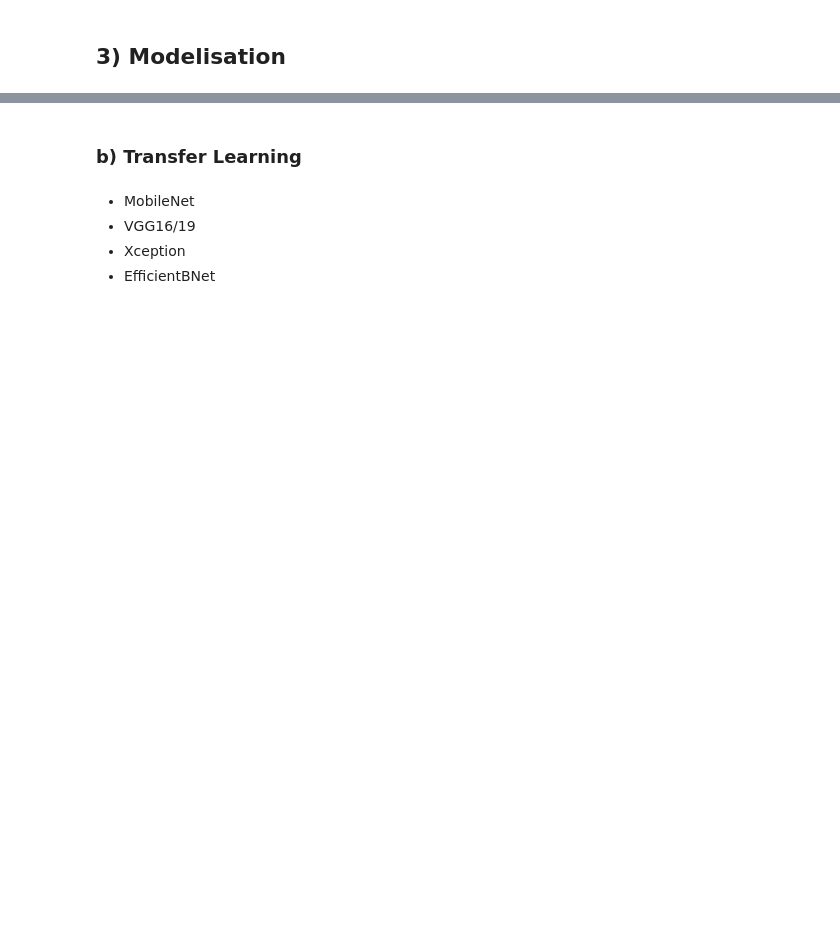
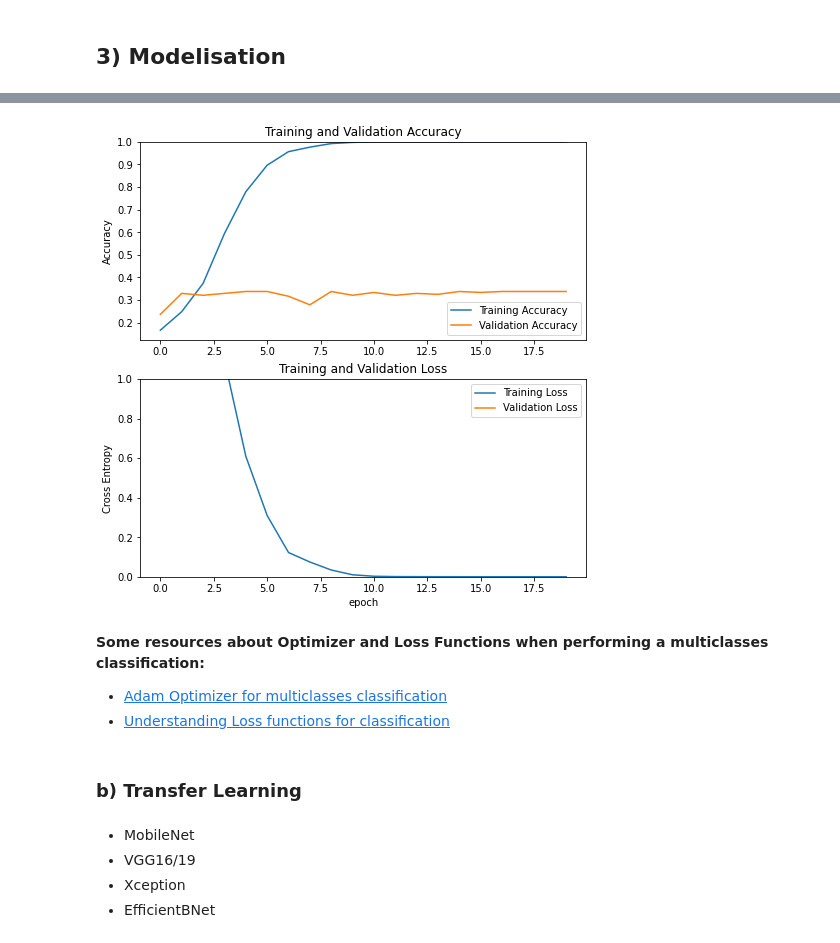
Before and after one commit to cecilegltslmcs/cats-classification, a Jupyter notebook: notebook.ipynb, the cells around one changed output, grey strips where cells are left out. Cells and saved outputs as stored; diff of their text form; code cells hidden in the pictures; blank space fills up the shorter version.

```diff
--- a/notebook.ipynb
+++ b/notebook.ipynb
@@ -49,0 +75,9 @@ df = pd.read_csv(path_csvfile)
+# %%
+# Creating a validation set
+val_set = image_dataset_from_directory(
+    path,
+    validation_split=0.2,
+    subset="validation",
+    seed=42,
+    image_size=(img_height, img_width),
+    batch_size=batch_size)
@@ -51,0 +108,37 @@ df = pd.read_csv(path_csvfile)
+# %%
+t0 = time()
+
+epochs = 10
+
+# training model + time measure
+history = model.fit(
+  train_set,
+  validation_data=val_set,
+  epochs=epochs)
+
+print("Done in %0.3fs." % (time() - t0))
+# %%
+train_accuracy = history.history['accuracy']
+validation_accuracy = history.history['val_accuracy']
+
+train_loss = history.history['loss']
+validation_loss = history.history['val_loss']
+# %%
+# Accuracy and Loss graphical representation
+plt.figure(figsize=(8, 8))
+
+plt.subplot(2, 1, 1)
+plt.plot(train_accuracy, label='Training Accuracy')
+plt.plot(validation_accuracy, label='Validation Accuracy')
+plt.ylabel('Accuracy')
+plt.title('Training and Validation Accuracy')
+
+plt.subplot(2, 1, 2)
+plt.plot(train_loss, label='Training Loss')
+plt.plot(validation_loss, label='Validation Loss')
+plt.ylabel('Cross Entropy')
+plt.title('Training and Validation Loss')
+plt.xlabel('epoch')
+plt.show()
+# %% [output]
+[figure, added]
@@ -52,3 +158,8 @@ df = pd.read_csv(path_csvfile)
+# %% [markdown]
+**Some resources about Optimizer and Loss Functions when performing a multiclasses classification:**
+
+- [Adam Optimizer for multiclasses classification](https://towardsdatascience.com/multiclass-classification-neural-network-using-adam-optimizer-fb9a4d2f73f4)
+- [Understanding Loss functions for classification](https://medium.com/mlearning-ai/understanding-loss-functions-for-classification-81c19ee72c2a)
 # %% [markdown]
 ### b) Transfer Learning
 # %% [markdown]
```
Also changed, not shown: parts of 12 cells of this notebook.
